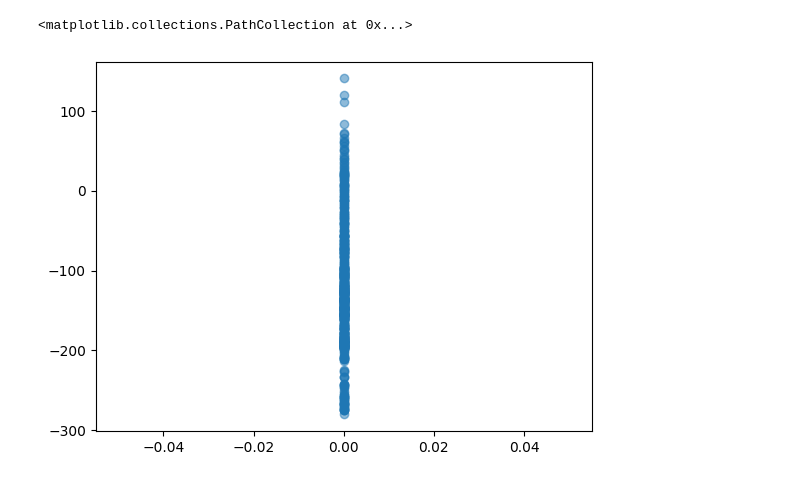
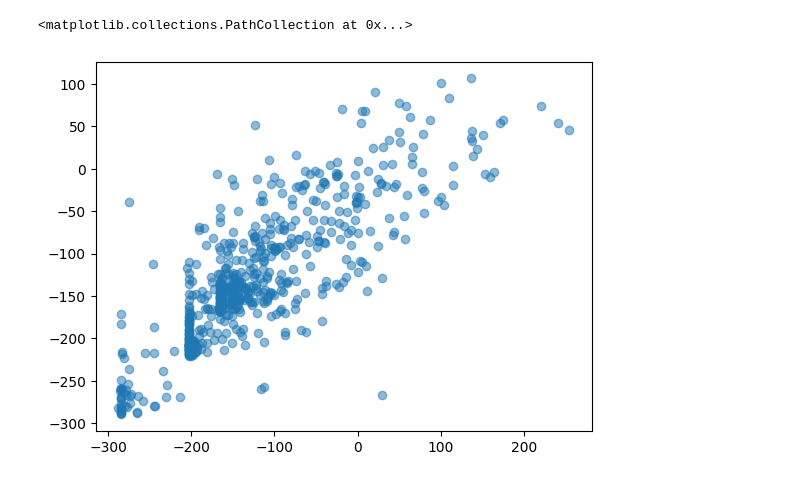
Before and after one commit to jsoslow2/fantasy-football-models, a Jupyter notebook: model_calibration.ipynb, the cells around one changed output. Drawn from its saved outputs; the diff is of its cells as text; code cells hidden in the pictures.

Commit message:
2021 + 2022 calibration data minus the model

```diff
--- a/model_calibration.ipynb
+++ b/model_calibration.ipynb
@@ -3,16 +3,30 @@ from joblib import load
 import pandas as pd, numpy as np
 import matplotlib.pyplot as plt
 # %%
-rf2023 = load('models/2023_rf_100tree.joblib')
+rf_2023 = load('models/2023_rf_100tree.joblib')
 test_x_2023 = pd.read_csv('data/test_x_2023.csv')
 test_y_2023 = pd.read_csv('data/test_y_2023.csv')
 c2_whole_2023 = pd.read_csv('data/c2_whole_2023.csv')
 names_2023 = c2_whole_2023['Name'].reset_index(drop=True)
 positions_2023 = c2_whole_2023['position'].reset_index(drop=True)
+
+rf_2022 = load('models/2022_rf_500tree.joblib')
+test_x_2022 = pd.read_csv('data/test_x_2022.csv')
+test_y_2022 = pd.read_csv('data/test_y_2022.csv')
+c2_whole_2022 = pd.read_csv('data/c2_whole_2022.csv')
+names_2022 = c2_whole_2022['Name'].reset_index(drop=True)
+positions_2022 = c2_whole_2022['position'].reset_index(drop=True)
+
+# rf2021 = load('models/2021_rf_500tree.joblib')
+# test_x_2021 = pd.read_csv('data/test_x_2021.csv')
+# test_y_2021 = pd.read_csv('data/test_y_2021.csv')
+# c2_whole_2021 = pd.read_csv('data/c2_whole_2021.csv')
+# names_2021 = c2_whole_2021['Name'].reset_index(drop=True)
+# positions_2021 = c2_whole_2021['position'].reset_index(drop=True)
 # %%
 #quick regression
-preds = rf2023.predict(test_x_2023)
-plt.scatter(test_y_2023, preds, alpha=.5)
+preds = rf_2022.predict(test_x_2022)
+plt.scatter(test_y_2022, preds, alpha=.5)
 # %% [output]
 <matplotlib.collections.PathCollection at 0x...>
-[figure, old version]
+[figure, new version]
```
Also changed, not shown: parts of 7 cells of this notebook, 6 other files.
